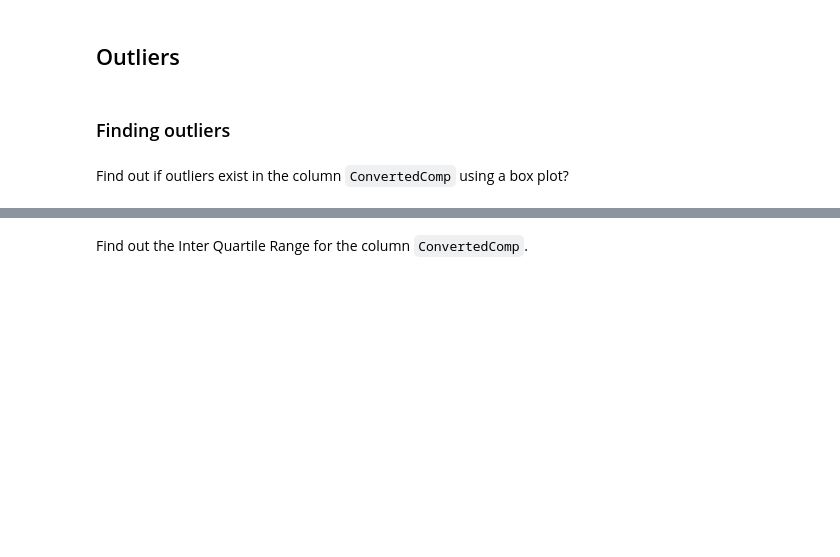
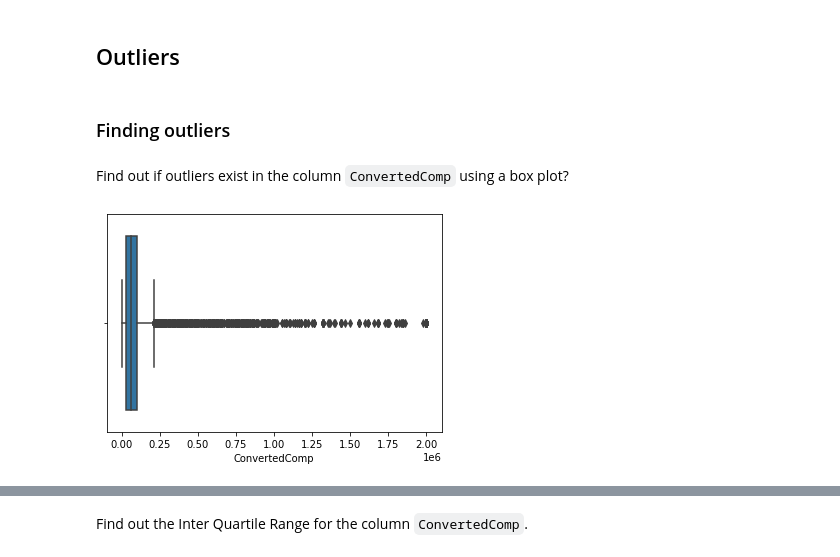
Before and after one commit to sonpn82/IBM-Data-analyst-capstone-project, a Jupyter notebook: M3ExploratoryDataAnalysis-lab.ipynb, the cells around one changed output, grey strips where cells are left out. Cells and saved outputs as stored; diff of their text form; code cells hidden in the pictures; blank space fills up the shorter version.

```diff
--- a/M3ExploratoryDataAnalysis-lab.ipynb
+++ b/M3ExploratoryDataAnalysis-lab.ipynb
@@ -85,3 +131,6 @@ Plot a histogram of the column `Age`.
 Find out if outliers exist in the column `ConvertedComp` using a box plot?
 # %%
 # your code goes here
+ax = sns.boxplot(x=df['ConvertedComp'])
+# %% [output]
+[figure, added]
```
Also changed, not shown: parts of 18 cells of this notebook, 1 other file.
